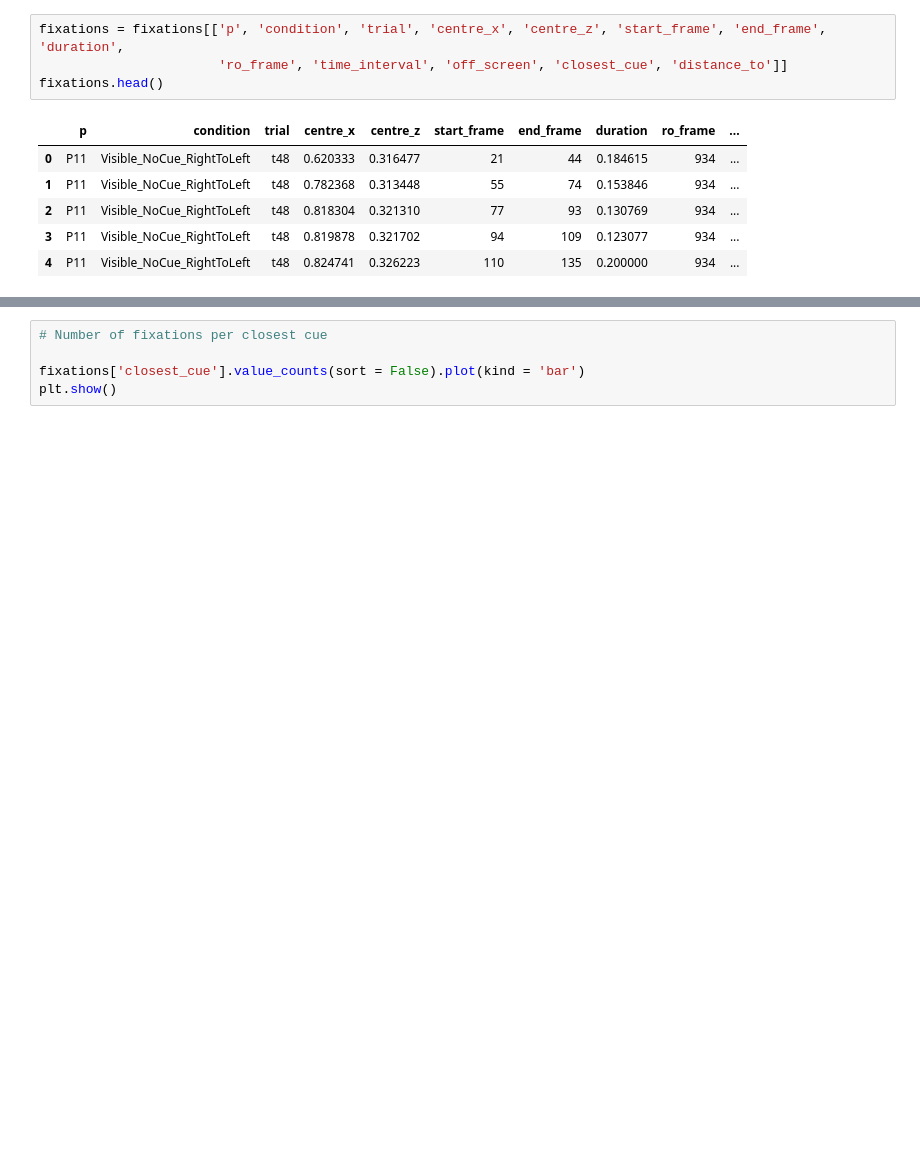
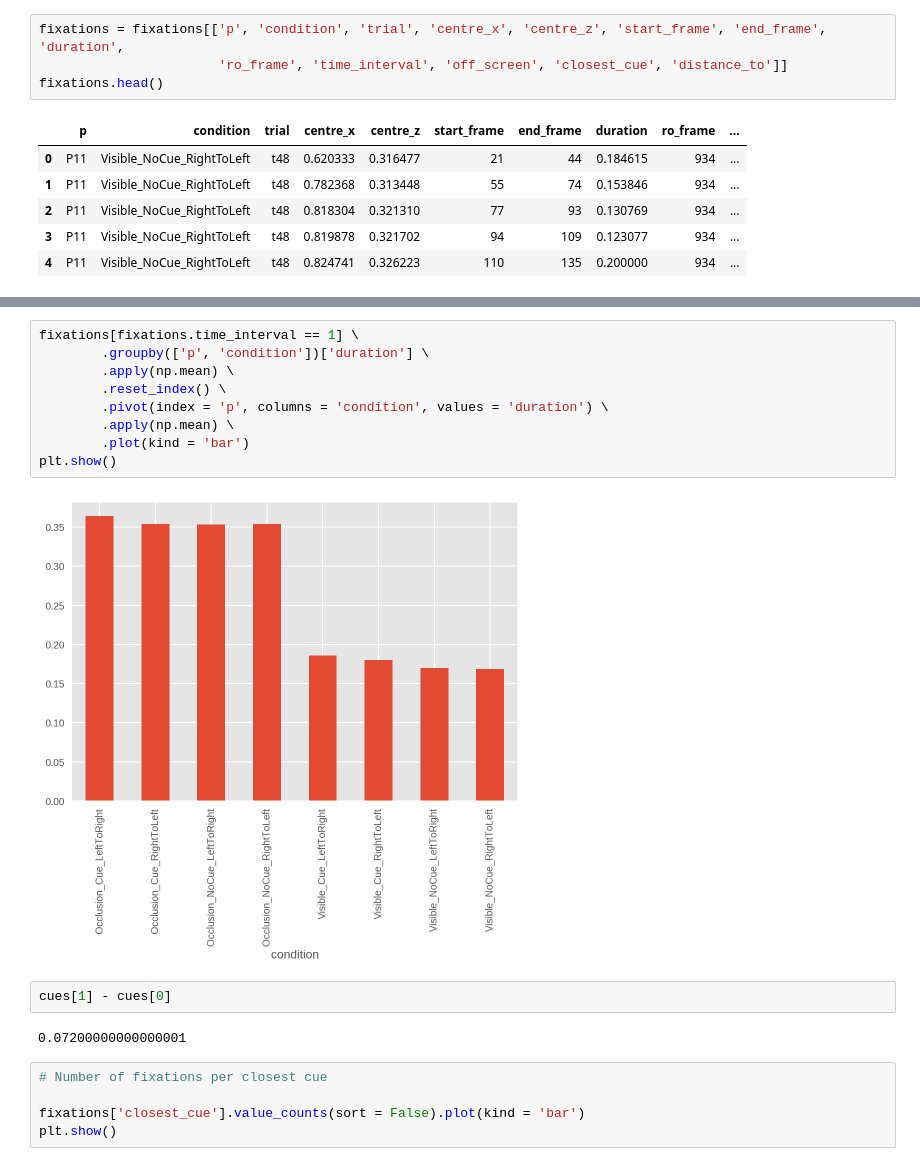
Before and after one commit to Roman-Belenya/perception_and_action, a Jupyter notebook: explore.ipynb, the cells around one changed output, grey strips where cells are left out. Drawn from its saved outputs; the diff is of its cells as text; blank space fills up the shorter version.

```diff
--- a/explore.ipynb
+++ b/explore.ipynb
@@ -252,3 +292,18 @@ fixations.head()
+# %%
+fixations[fixations.time_interval == 1] \
+        .groupby(['p', 'condition'])['duration'] \
+        .apply(np.mean) \
+        .reset_index() \
+        .pivot(index = 'p', columns = 'condition', values = 'duration') \
+        .apply(np.mean) \
+        .plot(kind = 'bar')
+plt.show()
+# %% [output]
+[figure, added]
+# %%
+cues[1] - cues[0]
+# %% [output]
+0.07200000000000001
 # %%
 # Number of fixations per closest cue
 
```
Also changed, not shown: parts of 2 cells of this notebook.
